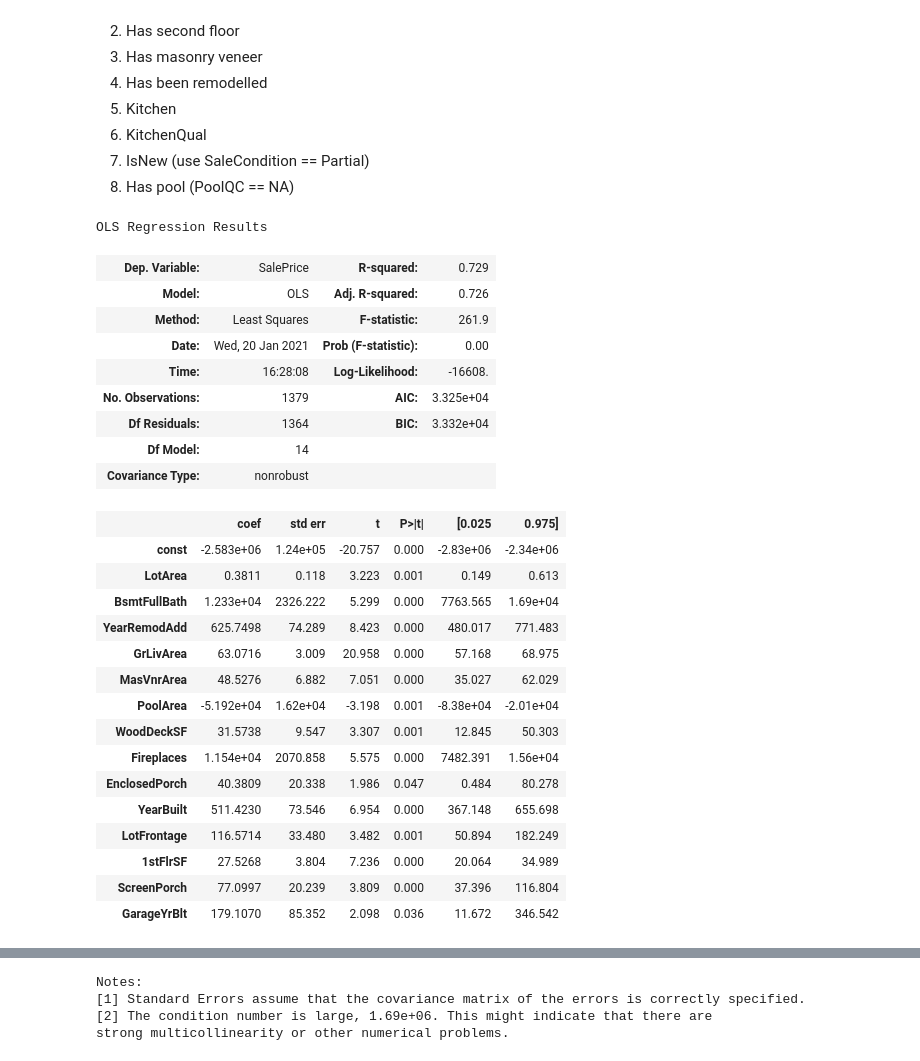
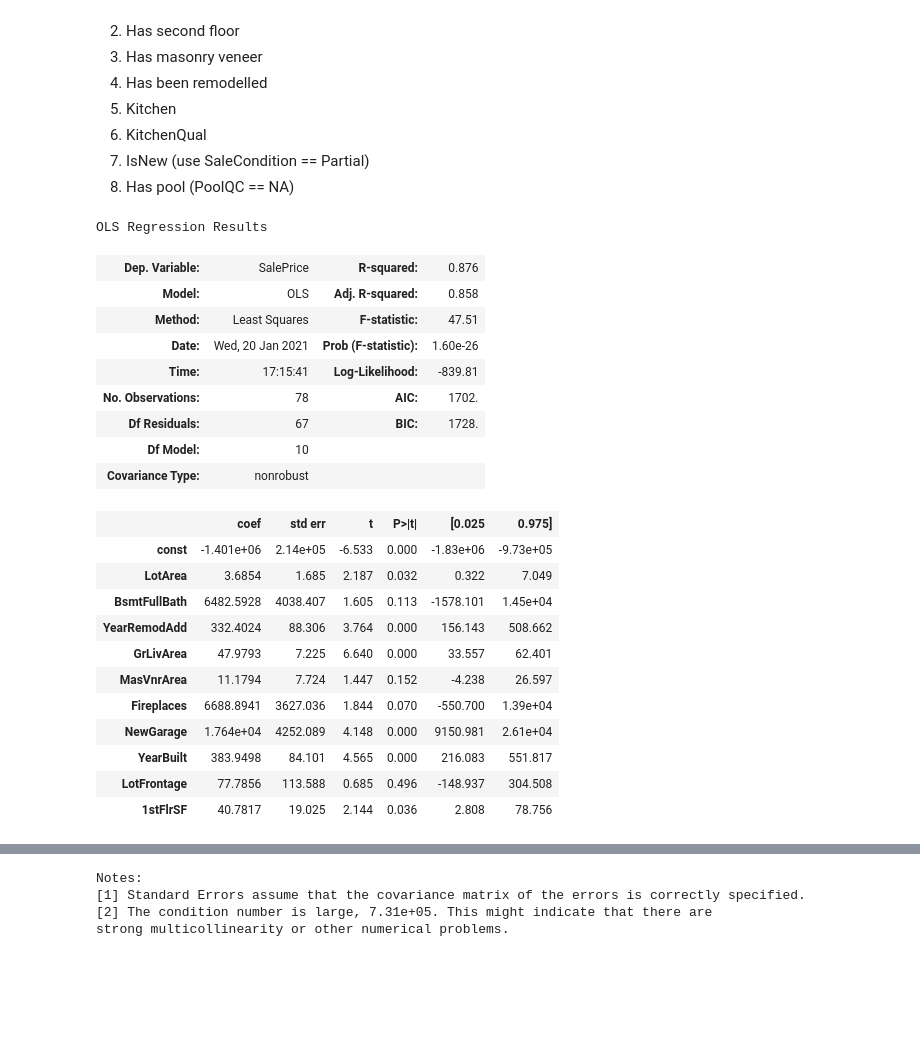
Before and after one commit to cb-ds-1/m3-3-engineering-regression, a Jupyter notebook: workshop.ipynb, the cells around one changed output, grey strips where cells are left out. Drawn from its saved outputs; the diff is of its cells as text; code cells hidden in the pictures; blank space fills up the shorter version.

```diff
--- a/workshop.ipynb
+++ b/workshop.ipynb
@@ -697,7 +697,7 @@ Here are the features you can use (or engineer into new features!) for your `X`
 import pandas as pd
 
 hs = pd.read_csv('data/house_price.csv')
-hs['HasGarage'] = hs.GarageQual.apply(lambda row: 0. if row == np.nan else 1.)
+hs['NewGarage'] = (hs.GarageYrBlt > hs['GarageYrBlt'].describe()['50%']).astype(int)
 continuous_vars = [
     'LotFrontage',
     'LotArea',
@@ -713,7 +713,6 @@ continuous_vars = [
     '2ndFlrSF',
     '1stFlrSF',
     'Fireplaces',
-    'GarageYrBlt',
     'WoodDeckSF',
     'OpenPorchSF',
     'EnclosedPorch',
@@ -723,6 +722,7 @@ continuous_vars = [
     'MiscVal',
     'MoSold',
     'YrSold',
+    'NewGarage'
 ]
 boolean_vars = [
     'CentralAir',
@@ -731,6 +731,4 @@ boolean_vars = [
 ]
 quanlitative_vars = list(set(hs.columns) - set(continuous_vars) - set(boolean_vars))
 y = hs.SalePrice
-conths = hs[continuous_vars]
-conths = conths.fillna(0.)
-conths
+# hs['GarageYrBlt'].describe()['50%']
@@ -759,54 +743,58 @@ Possible new features:
 7. IsNew (use SaleCondition == Partial)
 8. Has pool (PoolQC == NA)
 # %%
+"""
+These are variables we exclude from our initial list of predictors to consider
+after looking at their distributions, and the relevance of their outliers
+"""
 exclude_vars = [
     'HalfBath',
     'FullBath',
     'MiscVal',
     'BsmtHalfBath',
     '3SsnPorch',
     'YrSold',
     'MoSold',
     'LowQualFinSF',
     '2ndFlrSF',
-    'OpenPorchSF'
+    'OpenPorchSF',
+    'PoolArea',
+    'GarageYrBlt',
+    'WoodDeckSF',
+    'ScreenPorch',
+    'EnclosedPorch'
 ]
 using_cols = list(set(continuous_vars) - set(exclude_vars))
 hs = hs.fillna(0.)
 hs = hs[hs['GarageYrBlt'] > 0]
-hs = hs[hs['GarageYrBlt'] > 0]
-hs = hs[hs['GarageYrBlt'] > 0]
-hs = hs[hs['GarageYrBlt'] > 0]
-hs.PoolArea = hs.PoolArea.apply(lambda x: 1 if x > 0 else 0)
-conths = hs[continuous_vars]
-x = conths[using_cols]
+hs = hs[hs['LotArea'] <= hs['LotArea'].describe()['75%']]
+hs = hs[hs['1stFlrSF'] <= hs['1stFlrSF'].describe()['75%']]
+# hs = hs[hs['YearRemodAdd'] > 0]
+conths = hs[using_cols]
+x = sm.add_constant(conths[using_cols])
 y = hs.SalePrice
-est = sm.OLS(y, sm.add_constant(x)).fit()
+est = sm.OLS(y, x).fit()
 est.summary()
 # %% [output]
 OLS Regression Results
-| Dep. Variable: | SalePrice | R-squared: | 0.729 |
-| Model: | OLS | Adj. R-squared: | 0.726 |
-| Method: | Least Squares | F-statistic: | 261.9 |
-| Date: | Wed, 20 Jan 2021 | Prob (F-statistic): | 0.00 |
-| Time: | 16:28:08 | Log-Likelihood: | -16608. |
-| No. Observations: | 1379 | AIC: | 3.325e+04 |
-| Df Residuals: | 1364 | BIC: | 3.332e+04 |
-| Df Model: | 14 |  |  |
+| Dep. Variable: | SalePrice | R-squared: | 0.876 |
+| Model: | OLS | Adj. R-squared: | 0.858 |
+| Method: | Least Squares | F-statistic: | 47.51 |
+| Date: | Wed, 20 Jan 2021 | Prob (F-statistic): | 1.60e-26 |
+| Time: | 17:15:41 | Log-Likelihood: | -839.81 |
+| No. Observations: | 78 | AIC: | 1702. |
+| Df Residuals: | 67 | BIC: | 1728. |
+| Df Model: | 10 |  |  |
 | Covariance Type: | nonrobust |  |  |
 |  | coef | std err | t | P>|t| | [0.025 | 0.975] |
-| const | -2.583e+06 | 1.24e+05 | -20.757 | 0.000 | -2.83e+06 | -2.34e+06 |
-| LotArea | 0.3811 | 0.118 | 3.223 | 0.001 | 0.149 | 0.613 |
-| BsmtFullBath | 1.233e+04 | 2326.222 | 5.299 | 0.000 | 7763.565 | 1.69e+04 |
-| YearRemodAdd | 625.7498 | 74.289 | 8.423 | 0.000 | 480.017 | 771.483 |
-| GrLivArea | 63.0716 | 3.009 | 20.958 | 0.000 | 57.168 | 68.975 |
-| MasVnrArea | 48.5276 | 6.882 | 7.051 | 0.000 | 35.027 | 62.029 |
-| PoolArea | -5.192e+04 | 1.62e+04 | -3.198 | 0.001 | -8.38e+04 | -2.01e+04 |
-| WoodDeckSF | 31.5738 | 9.547 | 3.307 | 0.001 | 12.845 | 50.303 |
-| Fireplaces | 1.154e+04 | 2070.858 | 5.575 | 0.000 | 7482.391 | 1.56e+04 |
-| EnclosedPorch | 40.3809 | 20.338 | 1.986 | 0.047 | 0.484 | 80.278 |
-| YearBuilt | 511.4230 | 73.546 | 6.954 | 0.000 | 367.148 | 655.698 |
-| LotFrontage | 116.5714 | 33.480 | 3.482 | 0.001 | 50.894 | 182.249 |
-| 1stFlrSF | 27.5268 | 3.804 | 7.236 | 0.000 | 20.064 | 34.989 |
-| ScreenPorch | 77.0997 | 20.239 | 3.809 | 0.000 | 37.396 | 116.804 |
-| GarageYrBlt | 179.1070 | 85.352 | 2.098 | 0.036 | 11.672 | 346.542 |
+| const | -1.401e+06 | 2.14e+05 | -6.533 | 0.000 | -1.83e+06 | -9.73e+05 |
+| LotArea | 3.6854 | 1.685 | 2.187 | 0.032 | 0.322 | 7.049 |
+| BsmtFullBath | 6482.5928 | 4038.407 | 1.605 | 0.113 | -1578.101 | 1.45e+04 |
+| YearRemodAdd | 332.4024 | 88.306 | 3.764 | 0.000 | 156.143 | 508.662 |
+| GrLivArea | 47.9793 | 7.225 | 6.640 | 0.000 | 33.557 | 62.401 |
+| MasVnrArea | 11.1794 | 7.724 | 1.447 | 0.152 | -4.238 | 26.597 |
+| Fireplaces | 6688.8941 | 3627.036 | 1.844 | 0.070 | -550.700 | 1.39e+04 |
+| NewGarage | 1.764e+04 | 4252.089 | 4.148 | 0.000 | 9150.981 | 2.61e+04 |
+| YearBuilt | 383.9498 | 84.101 | 4.565 | 0.000 | 216.083 | 551.817 |
+| LotFrontage | 77.7856 | 113.588 | 0.685 | 0.496 | -148.937 | 304.508 |
+| 1stFlrSF | 40.7817 | 19.025 | 2.144 | 0.036 | 2.808 | 78.756 |
@@ -817,6 +805,6 @@ OLS Regression Results
 Notes:
 [1] Standard Errors assume that the covariance matrix of the errors is correctly specified.
-[2] The condition number is large, 1.69e+06. This might indicate that there are
+[2] The condition number is large, 7.31e+05. This might indicate that there are
 strong multicollinearity or other numerical problems.
 # %%
 from matplotlib.pyplot import figure
```
Also changed, not shown: parts of 14 cells of this notebook.
